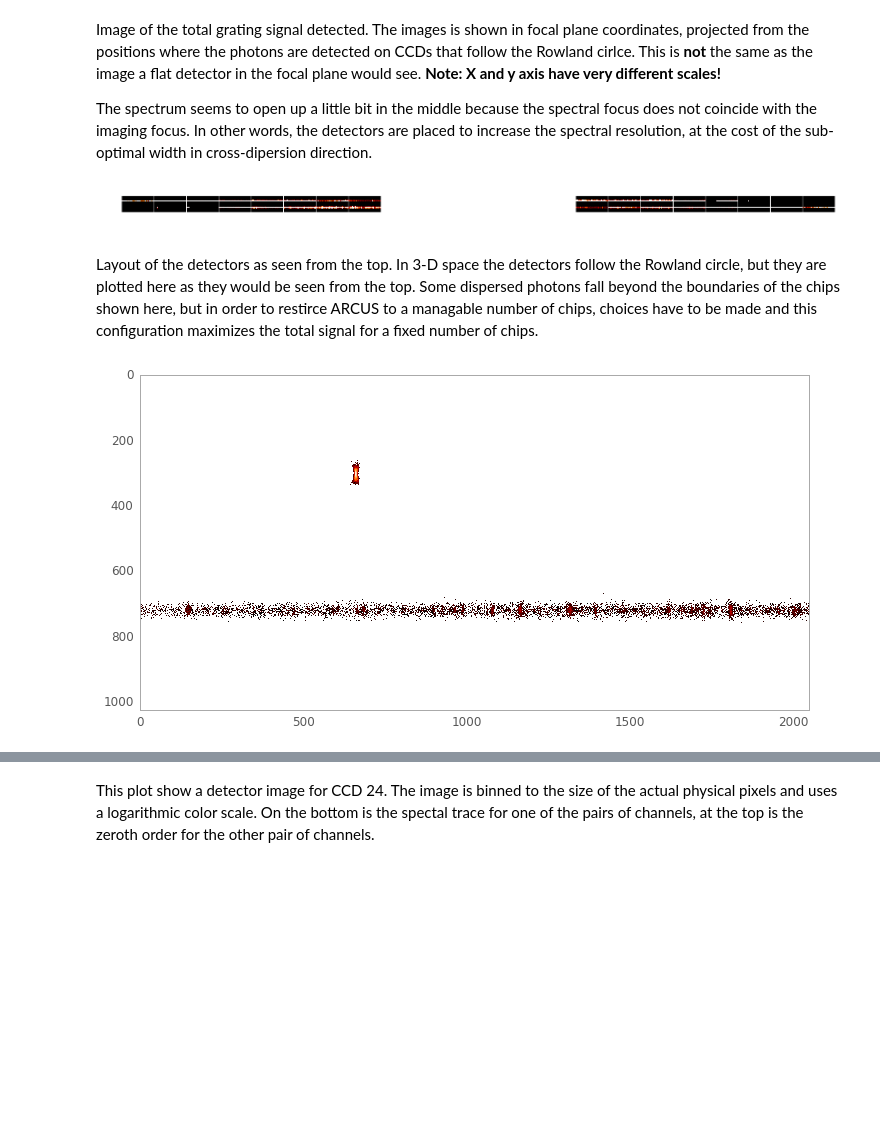
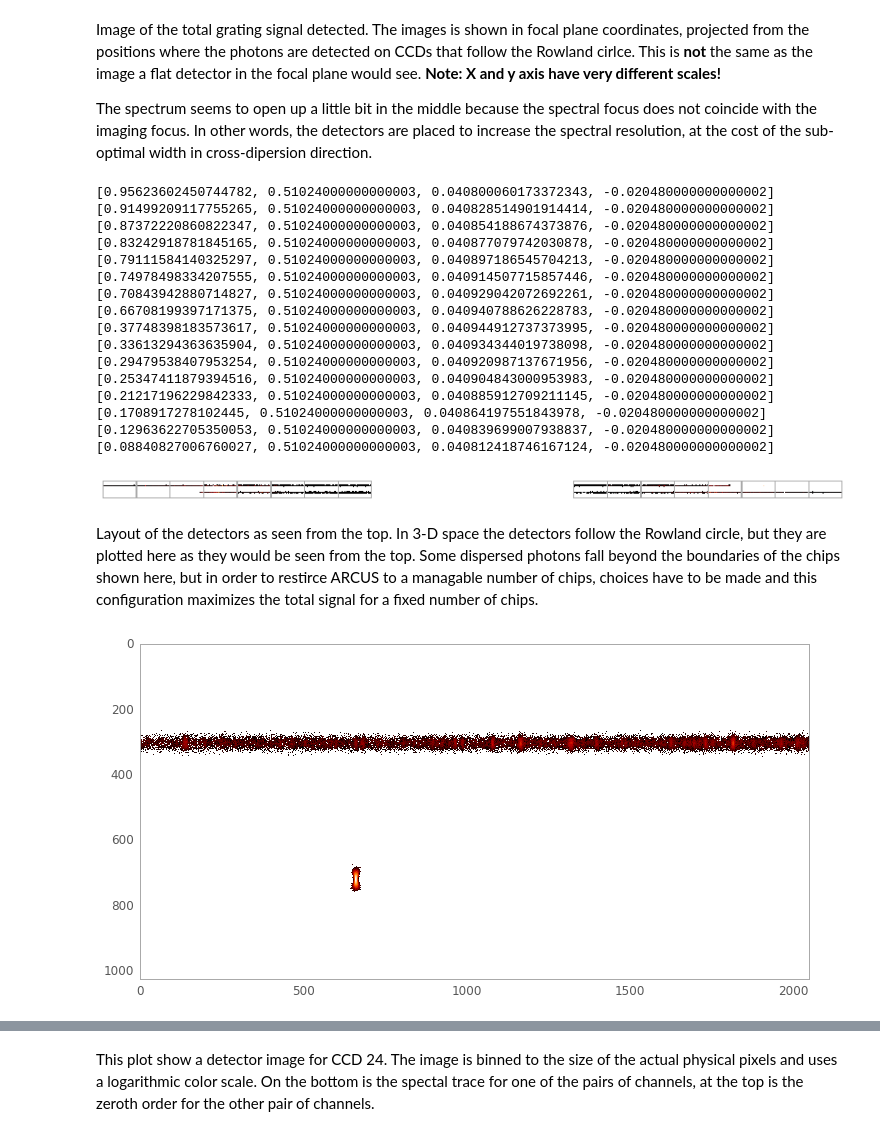
Before and after one commit to hamogu/ARCUS, a Jupyter notebook: notebooks/CATmerrit.ipynb, the cells around one changed output, grey strips where cells are left out. Saved outputs shown, nothing was run; the diff lists cells and outputs as text; code cells hidden in the pictures; blank space fills up the shorter version.

```diff
--- a/notebooks/CATmerrit.ipynb
+++ b/notebooks/CATmerrit.ipynb
@@ -521,7 +525,7 @@ title = plt.title('EQ Peg A input spectrum')
 # %%
 # Simulations runs for a while if we want a large number of photons and thus I run it in an external script.
 # Read result for plotting here:
-eqpegA = Table.read(os.path.join(dataroot, 'EQPegA.fits'))
+eqpegA = Table.read(os.path.join(dataroot, 'EQPegA1e7.fits'))
 # %%
 import matplotlib.colors
 
@@ -550,18 +554,42 @@ def rect_from_ccd_geometry(geometry):
 # %%
 fig = plt.figure(figsize=(12,12))
 
 for i in topccdids:
-    ax = fig.add_axes(rect_from_ccd_geometry(arcus.det.elements[i].geometry))
+    rect = rect_from_ccd_geometry(arcus.det.elements[i].geometry)
+    print rect
+    ax = fig.add_axes(rect)
     ind = eqpegA['CCD_ID'] == i
-    hist, xedges, yedges = np.histogram2d(eqpegA['detpix_y'][ind], eqpegA['detpix_x'][ind],
+    hist, xedges, yedges = np.histogram2d(eqpegA['detpix_y'][ind], 2048-eqpegA['detpix_x'][ind],
                             weights=eqpegA['probability'][ind],
-                            range=[[0,1024], [0,2048]], bins=50
+                            range=[[0,1024], [0,2048]], bins=200
           )
-    ax.imshow(hist, aspect='auto', interpolation='none', vmin=0., vmax=10)
-    ax.set_axis_off()
+    #mask out 0 as invalid
+    hist[hist==0] = np.nan
+    ax.imshow(hist, aspect='auto', interpolation='none', vmin=1., vmax=200)
+    #ax.set_axis_off()
+    ax.grid()
+    ax.get_xaxis().set_ticks([])
+    ax.get_yaxis().set_ticks([])
+
 fig.savefig(os.path.join(figureout, 'EQPegonCCD.pdf'), dpi=300)
 # %% [output]
+[0.95623602450744782, 0.51024000000000003, 0.040800060173372343, -0.020480000000000002]
+[0.91499209117755265, 0.51024000000000003, 0.040828514901914414, -0.020480000000000002]
+[0.87372220860822347, 0.51024000000000003, 0.040854188674373876, -0.020480000000000002]
+[0.83242918781845165, 0.51024000000000003, 0.040877079742030878, -0.020480000000000002]
+[0.79111584140325297, 0.51024000000000003, 0.040897186545704213, -0.020480000000000002]
+[0.74978498334207555, 0.51024000000000003, 0.040914507715857446, -0.020480000000000002]
+[0.70843942880714827, 0.51024000000000003, 0.040929042072692261, -0.020480000000000002]
+[0.66708199397171375, 0.51024000000000003, 0.040940788626228783, -0.020480000000000002]
+[0.37748398183573617, 0.51024000000000003, 0.040944912737373995, -0.020480000000000002]
+[0.33613294363635904, 0.51024000000000003, 0.040934344019738098, -0.020480000000000002]
+[0.29479538407953254, 0.51024000000000003, 0.040920987137671956, -0.020480000000000002]
+[0.25347411879394516, 0.51024000000000003, 0.040904843000953983, -0.020480000000000002]
+[0.21217196229842333, 0.51024000000000003, 0.040885912709211145, -0.020480000000000002]
+[0.1708917278102445, 0.51024000000000003, 0.040864197551843978, -0.020480000000000002]
+[0.12963622705350053, 0.51024000000000003, 0.040839699007938837, -0.020480000000000002]
+[0.08840827006760027, 0.51024000000000003, 0.040812418746167124, -0.020480000000000002]
-[figure, old version]
+[figure, new version]
 # %% [markdown]
 Layout of the detectors as seen from the top. In 3-D space the detectors follow the Rowland circle, but they are plotted here as they would be seen from the top. Some dispersed photons fall beyond the boundaries of the chips shown here, but in order to restirce ARCUS to a managable number of chips, choices have to be made and this configuration maximizes the total signal for a fixed number of chips.
 # %%
@@ -580,4 +608,4 @@ ax.grid()
 
 fig.savefig(os.path.join(figureout, 'EQPegonCCD24.pdf'), dpi=300)
 # %% [output]
-[figure, old version]
+[figure, new version]
```
Also changed, not shown: parts of 10 cells of this notebook.
